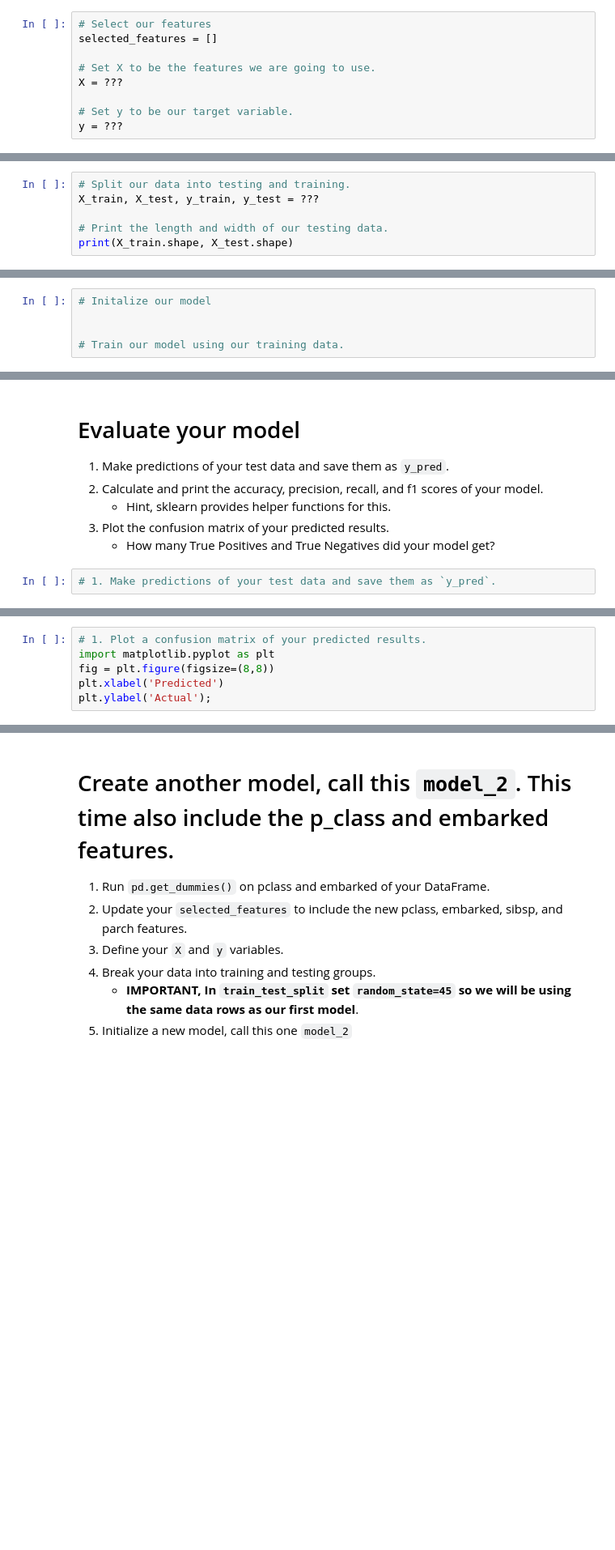
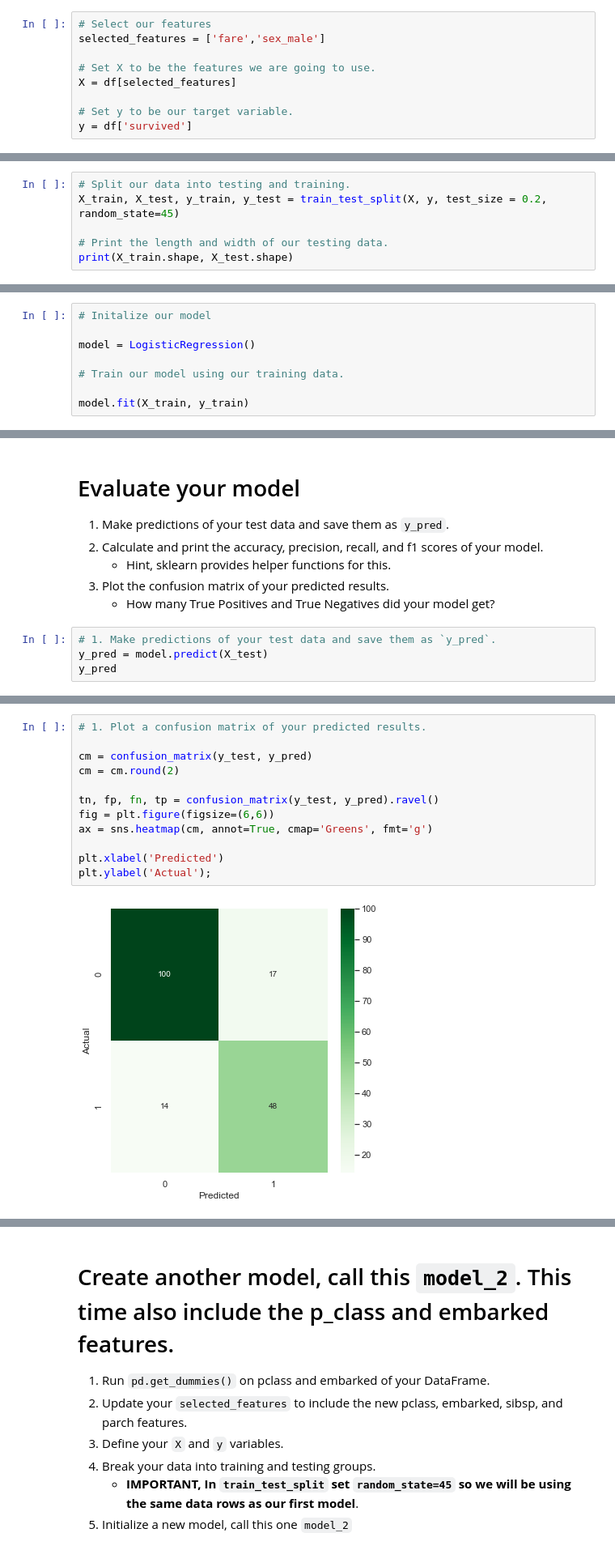
Before and after one commit to aleksgeorgi/2022-fall-data-science, a Jupyter notebook: Week-03-Intro-To-ML/Exercise-Logistic-Regression.ipynb, the cells around one changed output, grey strips where cells are left out. Shown at 81% size. Cells and saved outputs as stored; diff of their text form; blank space fills up the shorter version.

```diff
--- a/Week-03-Intro-To-ML/Exercise-Logistic-Regression.ipynb
+++ b/Week-03-Intro-To-ML/Exercise-Logistic-Regression.ipynb
@@ -86,18 +106,18 @@ KeyError: "None of [Index(['sex'], dtype='object')] are in the [columns]"
    * only include use the `fare` and `sex_male` as features for this model.
 # %%
 # Select our features
-selected_features = []
+selected_features = ['fare','sex_male']
 
 # Set X to be the features we are going to use.
-X = ???
+X = df[selected_features]
 
 # Set y to be our target variable.
-y = ???
+y = df['survived']
 # %% [markdown]
 # Split our data into the testing and training groups.
 # %%
 # Split our data into testing and training.
-X_train, X_test, y_train, y_test = ???
+X_train, X_test, y_train, y_test = train_test_split(X, y, test_size = 0.2, random_state=45)
 
 # Print the length and width of our testing data.
 print(X_train.shape, X_test.shape)
@@ -109,5 +131,8 @@ print(X_train.shape, X_test.shape)
 # %%
 # Initalize our model
 
+model = LogisticRegression()
 
 # Train our model using our training data.
+
+model.fit(X_train, y_train)
@@ -120,3 +147,5 @@ print(X_train.shape, X_test.shape)
     * How many True Positives and True Negatives did your model get?
 # %%
 # 1. Make predictions of your test data and save them as `y_pred`.
+y_pred = model.predict(X_test)
+y_pred
@@ -142,8 +186,16 @@ print('F1 Score %f' % f1)
 # %%
 # 1. Plot a confusion matrix of your predicted results.
-import matplotlib.pyplot as plt
-fig = plt.figure(figsize=(8,8))
+
+cm = confusion_matrix(y_test, y_pred)
+cm = cm.round(2)
+
+tn, fp, fn, tp = confusion_matrix(y_test, y_pred).ravel()
+fig = plt.figure(figsize=(6,6))
+ax = sns.heatmap(cm, annot=True, cmap='Greens', fmt='g')
+
 plt.xlabel('Predicted')
 plt.ylabel('Actual');
+# %% [output]
+[figure, added]
 # %%
 # How many True Positives and True Negatives did your model get?
```
Also changed, not shown: parts of 24 cells of this notebook.
